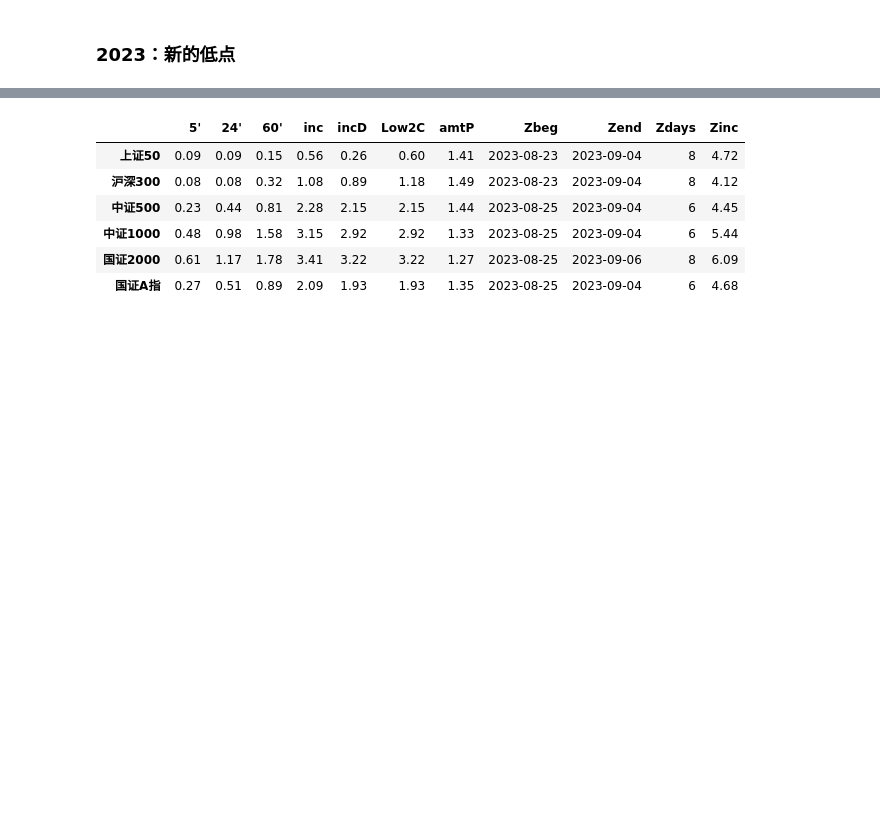
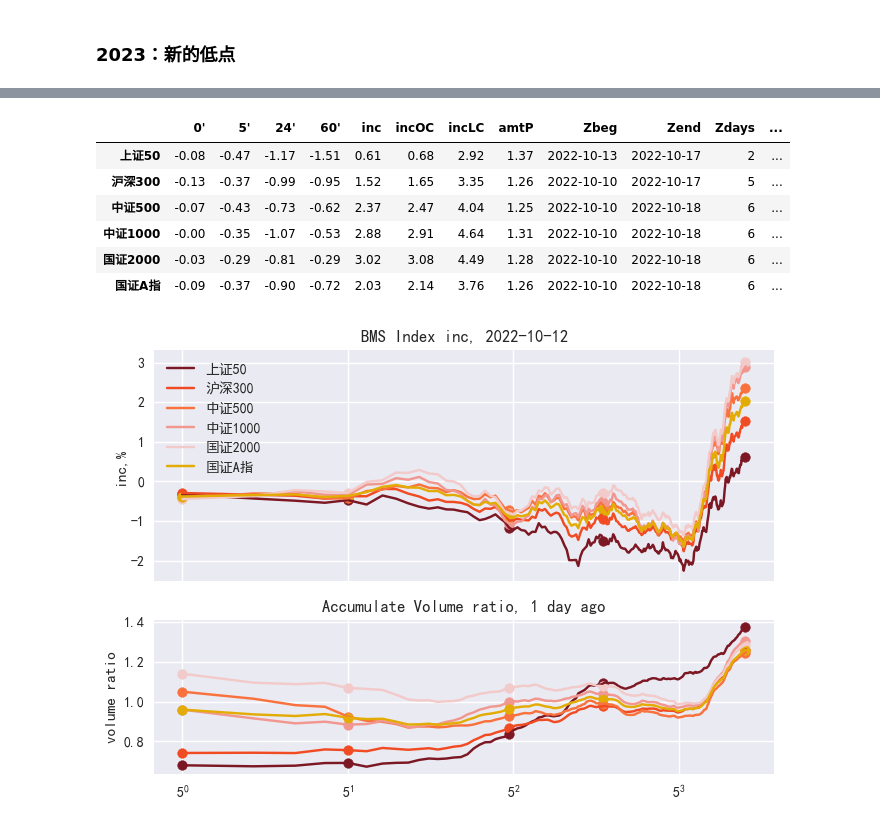
Before and after one commit to wliwh/trade_tools, a Jupyter notebook: engine/long_analyse.ipynb, the cells around one changed output, grey strips where cells are left out. Cells and saved outputs as stored; diff of their text form; code cells hidden in the pictures; blank space fills up the shorter version.

```diff
--- a/engine/long_analyse.ipynb
+++ b/engine/long_analyse.ipynb
@@ -21,12 +37,12 @@ tb1.render_notebook()
 # %%
-p1=index_comp_tb('2023-08-10','2023-09-20','2023-08-29',comp_day=-2)
-p1.style.format(precision=2).highlight_max(color='pink')
-# p1.style.highlight_max()
+p2, hnms2=index_comp_desc('2022-09-20','2022-11-20','2022-10-12',5,comp_day=-1)
+p2.style.format(precision=2).highlight_max(subset=hnms2).highlight_min(subset=['amtP'])
 # %% [output]
-|  | 5' | 24' | 60' | inc | incD | Low2C | amtP | Zbeg | Zend | Zdays | Zinc |
-| 上证50 | 0.09 | 0.09 | 0.15 | 0.56 | 0.26 | 0.60 | 1.41 | 2023-08-23 | 2023-09-04 | 8 | 4.72 |
-| 沪深300 | 0.08 | 0.08 | 0.32 | 1.08 | 0.89 | 1.18 | 1.49 | 2023-08-23 | 2023-09-04 | 8 | 4.12 |
-| 中证500 | 0.23 | 0.44 | 0.81 | 2.28 | 2.15 | 2.15 | 1.44 | 2023-08-25 | 2023-09-04 | 6 | 4.45 |
-| 中证1000 | 0.48 | 0.98 | 1.58 | 3.15 | 2.92 | 2.92 | 1.33 | 2023-08-25 | 2023-09-04 | 6 | 5.44 |
-| 国证2000 | 0.61 | 1.17 | 1.78 | 3.41 | 3.22 | 3.22 | 1.27 | 2023-08-25 | 2023-09-06 | 8 | 6.09 |
-| 国证A指 | 0.27 | 0.51 | 0.89 | 2.09 | 1.93 | 1.93 | 1.35 | 2023-08-25 | 2023-09-04 | 6 | 4.68 |
+|  | 0' | 5' | 24' | 60' | inc | incOC | incLC | amtP | Zbeg | Zend | Zdays | ... |
+| 上证50 | -0.08 | -0.47 | -1.17 | -1.51 | 0.61 | 0.68 | 2.92 | 1.37 | 2022-10-13 | 2022-10-17 | 2 | ... |
+| 沪深300 | -0.13 | -0.37 | -0.99 | -0.95 | 1.52 | 1.65 | 3.35 | 1.26 | 2022-10-10 | 2022-10-17 | 5 | ... |
+| 中证500 | -0.07 | -0.43 | -0.73 | -0.62 | 2.37 | 2.47 | 4.04 | 1.25 | 2022-10-10 | 2022-10-18 | 6 | ... |
+| 中证1000 | -0.00 | -0.35 | -1.07 | -0.53 | 2.88 | 2.91 | 4.64 | 1.31 | 2022-10-10 | 2022-10-18 | 6 | ... |
+| 国证2000 | -0.03 | -0.29 | -0.81 | -0.29 | 3.02 | 3.08 | 4.49 | 1.28 | 2022-10-10 | 2022-10-18 | 6 | ... |
+| 国证A指 | -0.09 | -0.37 | -0.90 | -0.72 | 2.03 | 2.14 | 3.76 | 1.26 | 2022-10-10 | 2022-10-18 | 6 | ... |
+[figure, added]
```
Also changed, not shown: parts of 16 cells of this notebook, 9 other files.
